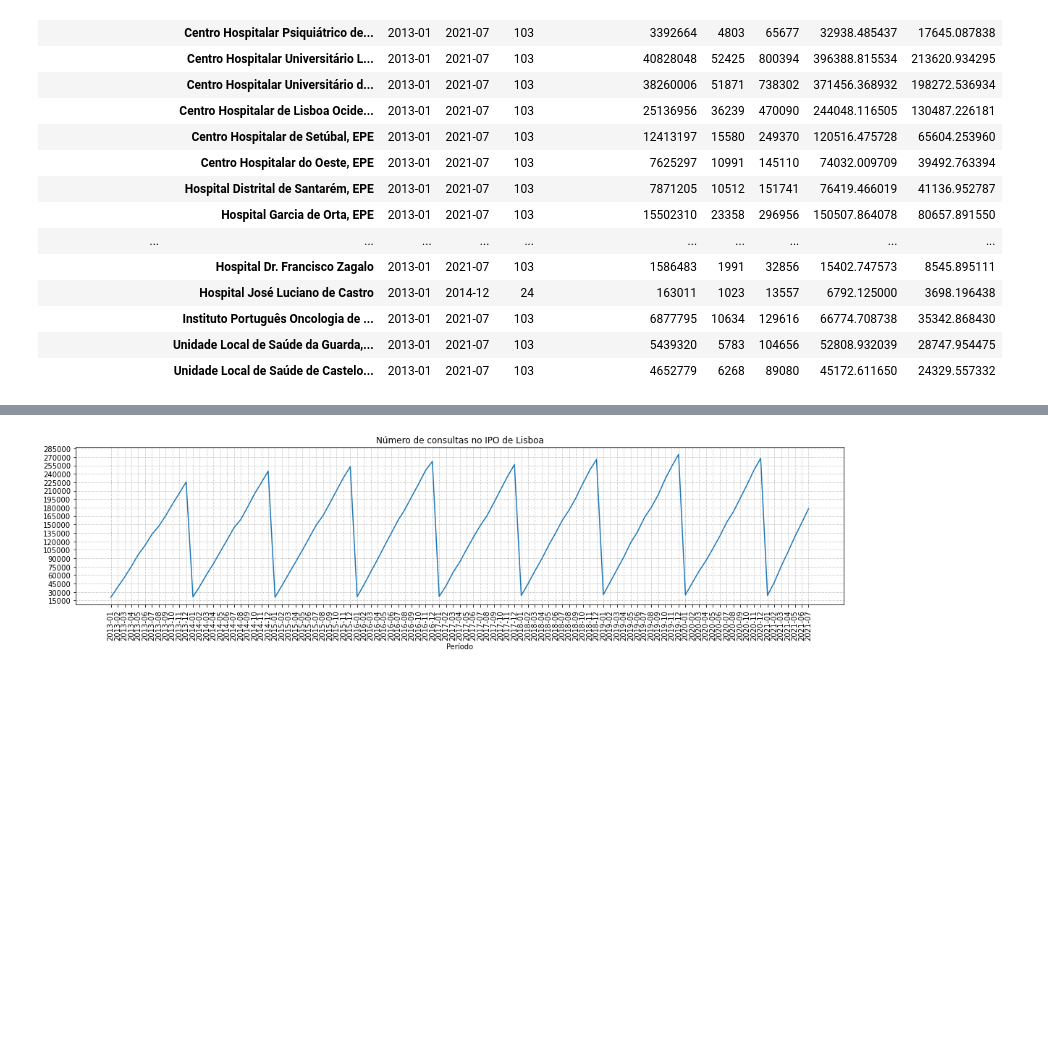
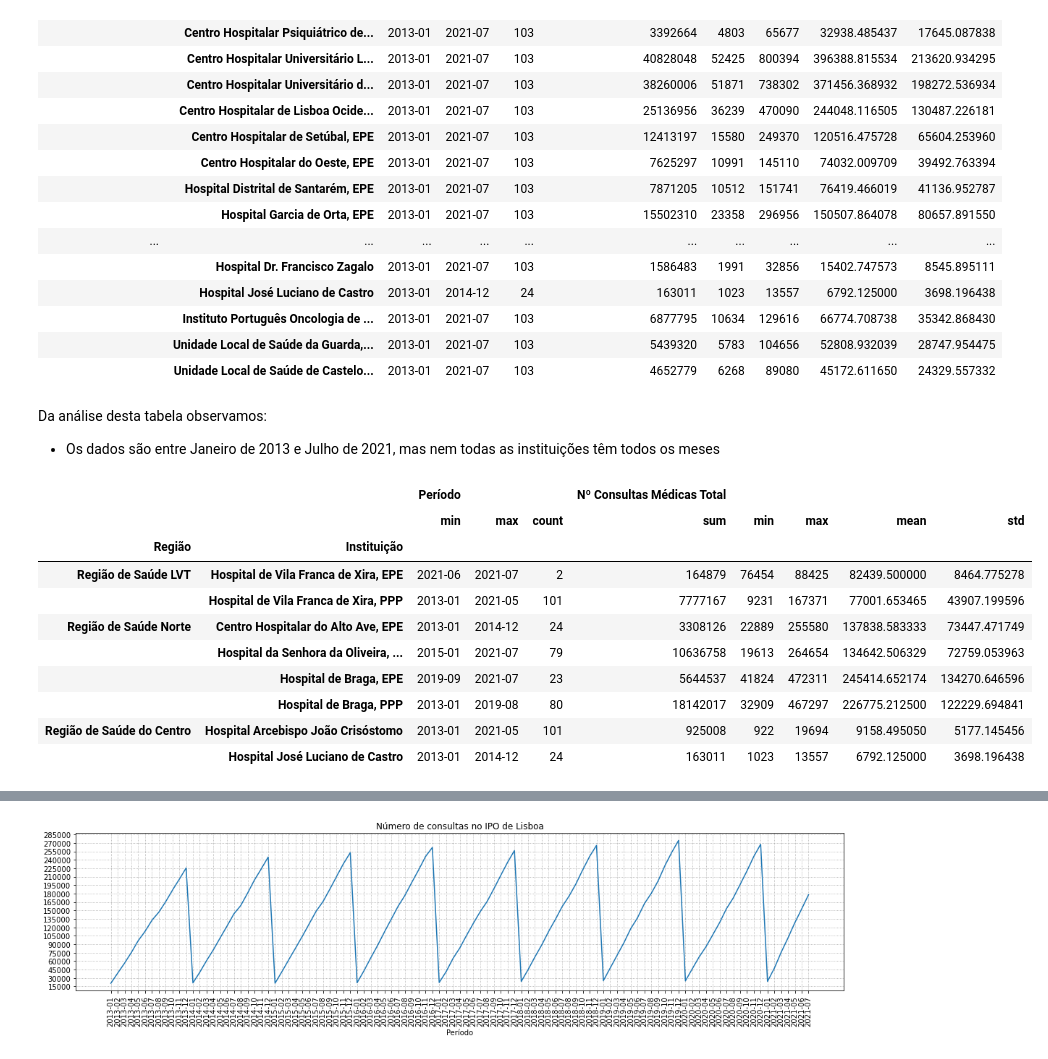
Before and after one commit to zevarela/dssg, a Jupyter notebook: Tutorial_DSSG_2021-06.ipynb, the cells around one changed output, grey strips where cells are left out. Drawn from its saved outputs; the diff is of its cells as text; code cells hidden in the pictures; blank space fills up the shorter version.

```diff
--- a/Tutorial_DSSG_2021-06.ipynb
+++ b/Tutorial_DSSG_2021-06.ipynb
@@ -141,3 +141,21 @@ df_hosp.groupby(['Região','Instituição']).agg({'Período' : ['min', 'max', 'c
 |  | Instituto Português Oncologia de ... | 2013-01 | 2021-07 | 103 | 6877795 | 10634 | 129616 | 66774.708738 | 35342.868430 |
 |  | Unidade Local de Saúde da Guarda,... | 2013-01 | 2021-07 | 103 | 5439320 | 5783 | 104656 | 52808.932039 | 28747.954475 |
 |  | Unidade Local de Saúde de Castelo... | 2013-01 | 2021-07 | 103 | 4652779 | 6268 | 89080 | 45172.611650 | 24329.557332 |
+# %% [markdown]
+Da análise desta tabela observamos:
+
+* Os dados são entre Janeiro de 2013 e Julho de 2021, mas nem todas as instituições têm todos os meses
+# %%
+df_grouped[df_grouped.loc[:, ('Período', 'count')] != 103]
+# %% [output]
+|  |  | Período |  |  | Nº Consultas Médicas Total |  |  |  |  |
+|  |  | min | max | count | sum | min | max | mean | std |
+| Região | Instituição |  |  |  |  |  |  |  |  |
+| Região de Saúde LVT | Hospital de Vila Franca de Xira, EPE | 2021-06 | 2021-07 | 2 | 164879 | 76454 | 88425 | 82439.500000 | 8464.775278 |
+|  | Hospital de Vila Franca de Xira, PPP | 2013-01 | 2021-05 | 101 | 7777167 | 9231 | 167371 | 77001.653465 | 43907.199596 |
+| Região de Saúde Norte | Centro Hospitalar do Alto Ave, EPE | 2013-01 | 2014-12 | 24 | 3308126 | 22889 | 255580 | 137838.583333 | 73447.471749 |
+|  | Hospital da Senhora da Oliveira, ... | 2015-01 | 2021-07 | 79 | 10636758 | 19613 | 264654 | 134642.506329 | 72759.053963 |
+|  | Hospital de Braga, EPE | 2019-09 | 2021-07 | 23 | 5644537 | 41824 | 472311 | 245414.652174 | 134270.646596 |
+|  | Hospital de Braga, PPP | 2013-01 | 2019-08 | 80 | 18142017 | 32909 | 467297 | 226775.212500 | 122229.694841 |
+| Região de Saúde do Centro | Hospital Arcebispo João Crisóstomo | 2013-01 | 2021-05 | 101 | 925008 | 922 | 19694 | 9158.495050 | 5177.145456 |
+|  | Hospital José Luciano de Castro | 2013-01 | 2014-12 | 24 | 163011 | 1023 | 13557 | 6792.125000 | 3698.196438 |
```
Also changed, not shown: parts of 10 cells of this notebook.
